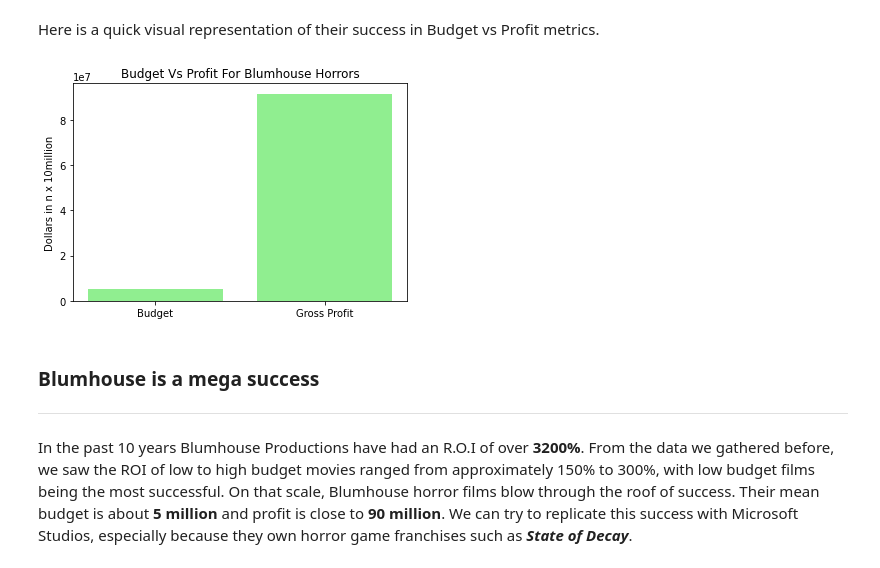
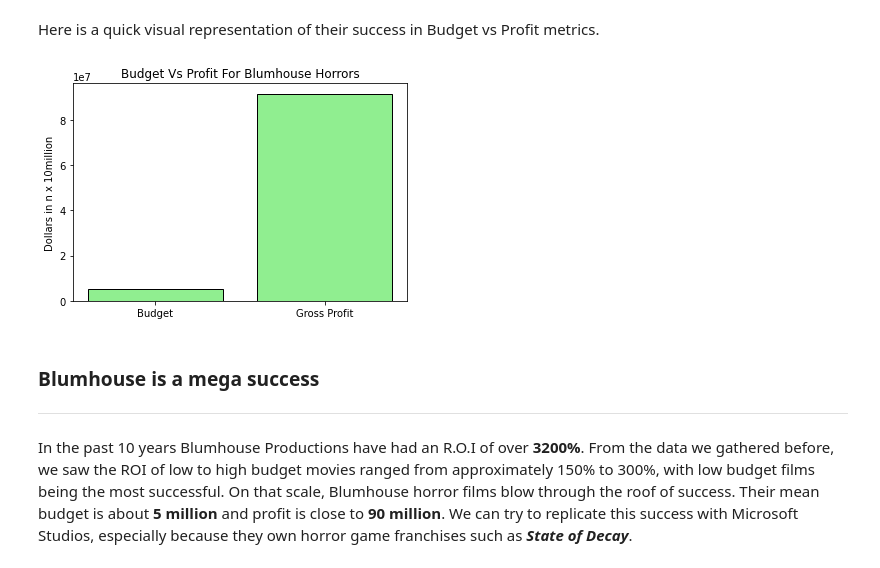
Before and after one commit to ykfarhan/state-of-box-office-analysis, a Jupyter notebook: scraping_the-numbers.ipynb, the cells around one changed output. Cells and saved outputs as stored; diff of their text form; code cells hidden in the pictures.

```diff
--- a/scraping_the-numbers.ipynb
+++ b/scraping_the-numbers.ipynb
@@ -182,12 +182,13 @@ avg_budget_blum = blumhouse_horror.production_budget.mean()  # calculate avg. bu
 # %% [markdown]
 Here is a quick visual representation of their success in Budget vs Profit metrics.
 # %%
-plt.bar(x = ['Budget','Gross Profit'], height= [avg_budget_blum,avg_profit_blum], color = 'lightgreen')
+plt.bar(x = ['Budget','Gross Profit'], height= [avg_budget_blum,avg_profit_blum], color = 'lightgreen',
+       edgecolor = 'black')
 plt.ylabel('Dollars in n x 10million')
 plt.title('budget vs profit for blumhouse horrors'.title())
 plt.show()
 # %% [output]
-[figure, old version]
+[figure, new version]
 # %% [markdown]
 ### Blumhouse is  a mega success
 ___
```
